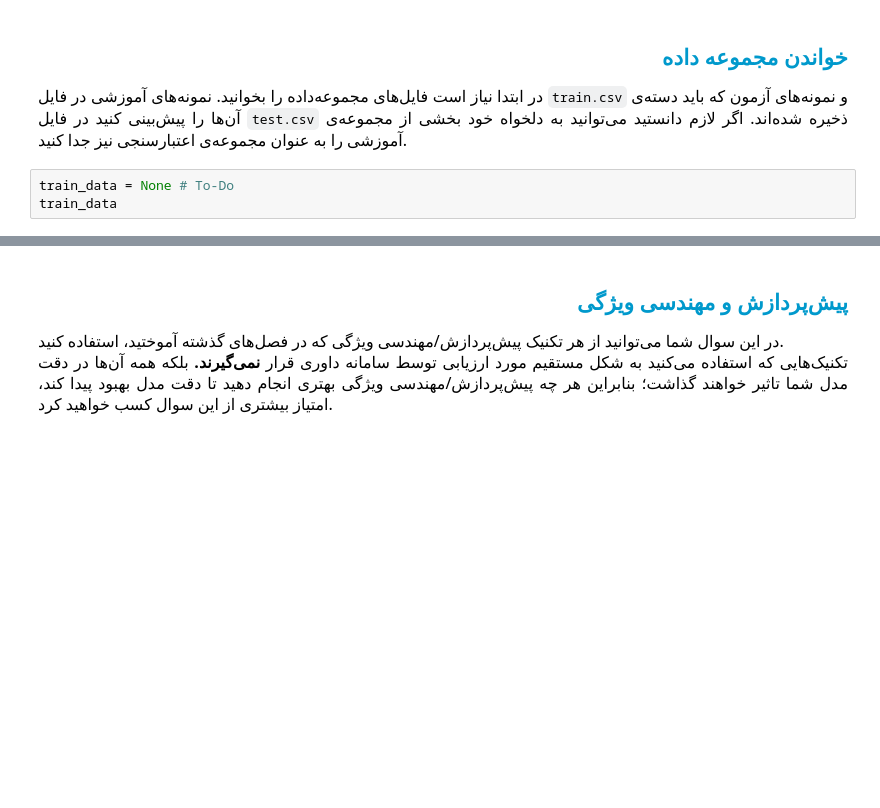
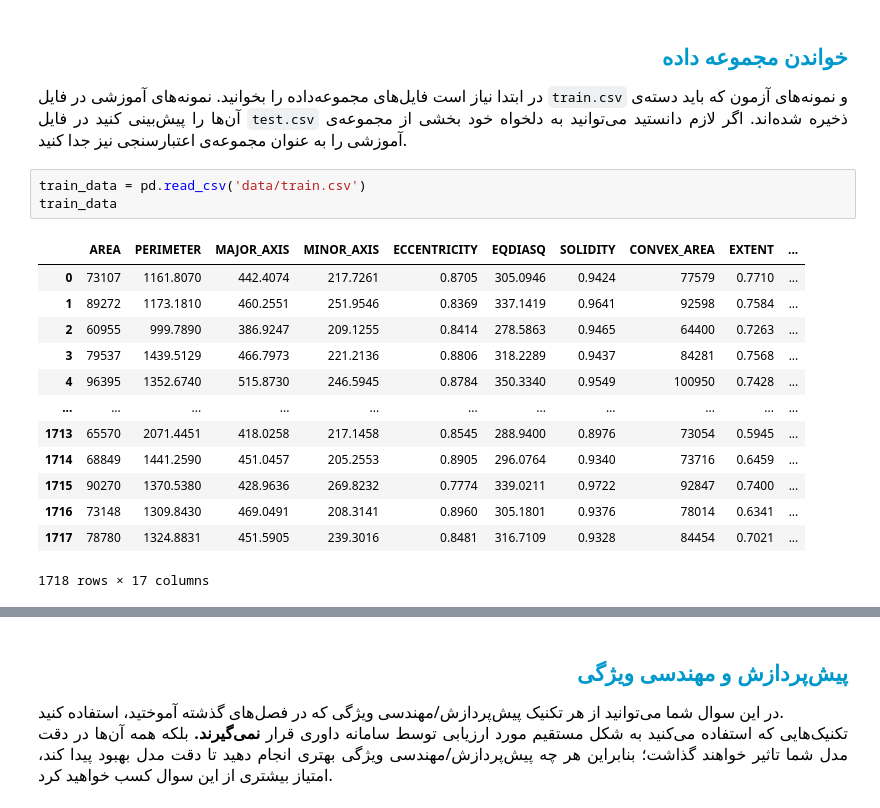
Before and after one commit to AliFazelniya/Quera-Machine-Learning-Jump, a Jupyter notebook: Classification/Practices/Practice 2/pistachio (1)/pistachio.ipynb, the cells around one changed output, grey strips where cells are left out. Cells and saved outputs as stored; diff of their text form; blank space fills up the shorter version.

```diff
--- a/Classification/Practices/Practice 2/pistachio (1)/pistachio.ipynb
+++ b/Classification/Practices/Practice 2/pistachio (1)/pistachio.ipynb
@@ -73,6 +73,20 @@ import pandas as pd
 </font>
 </p>
 # %%
-train_data = None # To-Do
+train_data = pd.read_csv('data/train.csv')
 train_data
+# %% [output]
+|  | AREA | PERIMETER | MAJOR_AXIS | MINOR_AXIS | ECCENTRICITY | EQDIASQ | SOLIDITY | CONVEX_AREA | EXTENT | ... |
+| 0 | 73107 | 1161.8070 | 442.4074 | 217.7261 | 0.8705 | 305.0946 | 0.9424 | 77579 | 0.7710 | ... |
+| 1 | 89272 | 1173.1810 | 460.2551 | 251.9546 | 0.8369 | 337.1419 | 0.9641 | 92598 | 0.7584 | ... |
+| 2 | 60955 | 999.7890 | 386.9247 | 209.1255 | 0.8414 | 278.5863 | 0.9465 | 64400 | 0.7263 | ... |
+| 3 | 79537 | 1439.5129 | 466.7973 | 221.2136 | 0.8806 | 318.2289 | 0.9437 | 84281 | 0.7568 | ... |
+| 4 | 96395 | 1352.6740 | 515.8730 | 246.5945 | 0.8784 | 350.3340 | 0.9549 | 100950 | 0.7428 | ... |
+| ... | ... | ... | ... | ... | ... | ... | ... | ... | ... | ... |
+| 1713 | 65570 | 2071.4451 | 418.0258 | 217.1458 | 0.8545 | 288.9400 | 0.8976 | 73054 | 0.5945 | ... |
+| 1714 | 68849 | 1441.2590 | 451.0457 | 205.2553 | 0.8905 | 296.0764 | 0.9340 | 73716 | 0.6459 | ... |
+| 1715 | 90270 | 1370.5380 | 428.9636 | 269.8232 | 0.7774 | 339.0211 | 0.9722 | 92847 | 0.7400 | ... |
+| 1716 | 73148 | 1309.8430 | 469.0491 | 208.3141 | 0.8960 | 305.1801 | 0.9376 | 78014 | 0.6341 | ... |
+| 1717 | 78780 | 1324.8831 | 451.5905 | 239.3016 | 0.8481 | 316.7109 | 0.9328 | 84454 | 0.7021 | ... |
+1718 rows × 17 columns
 # %%
```
Also changed, not shown: parts of 1 cell of this notebook, 2 other files.
